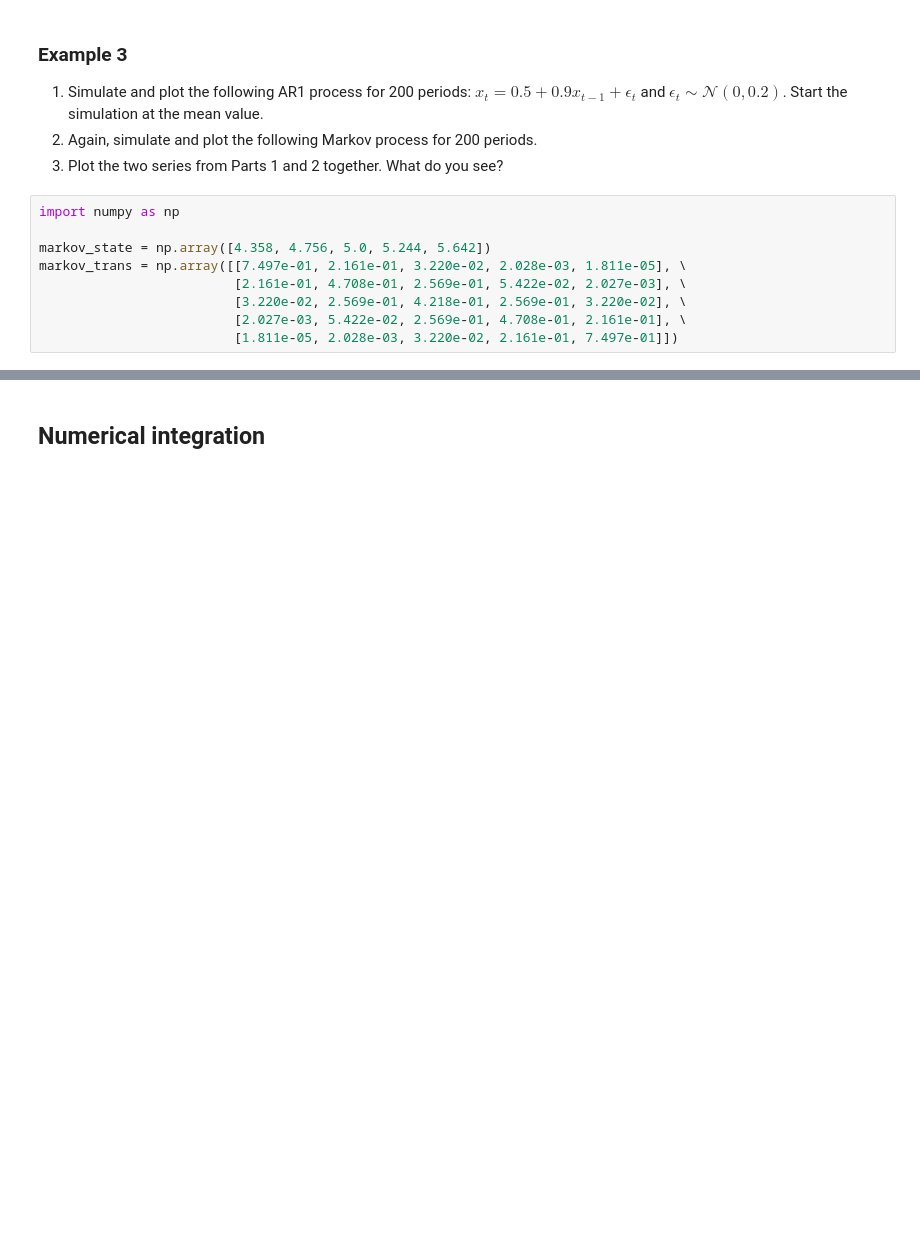
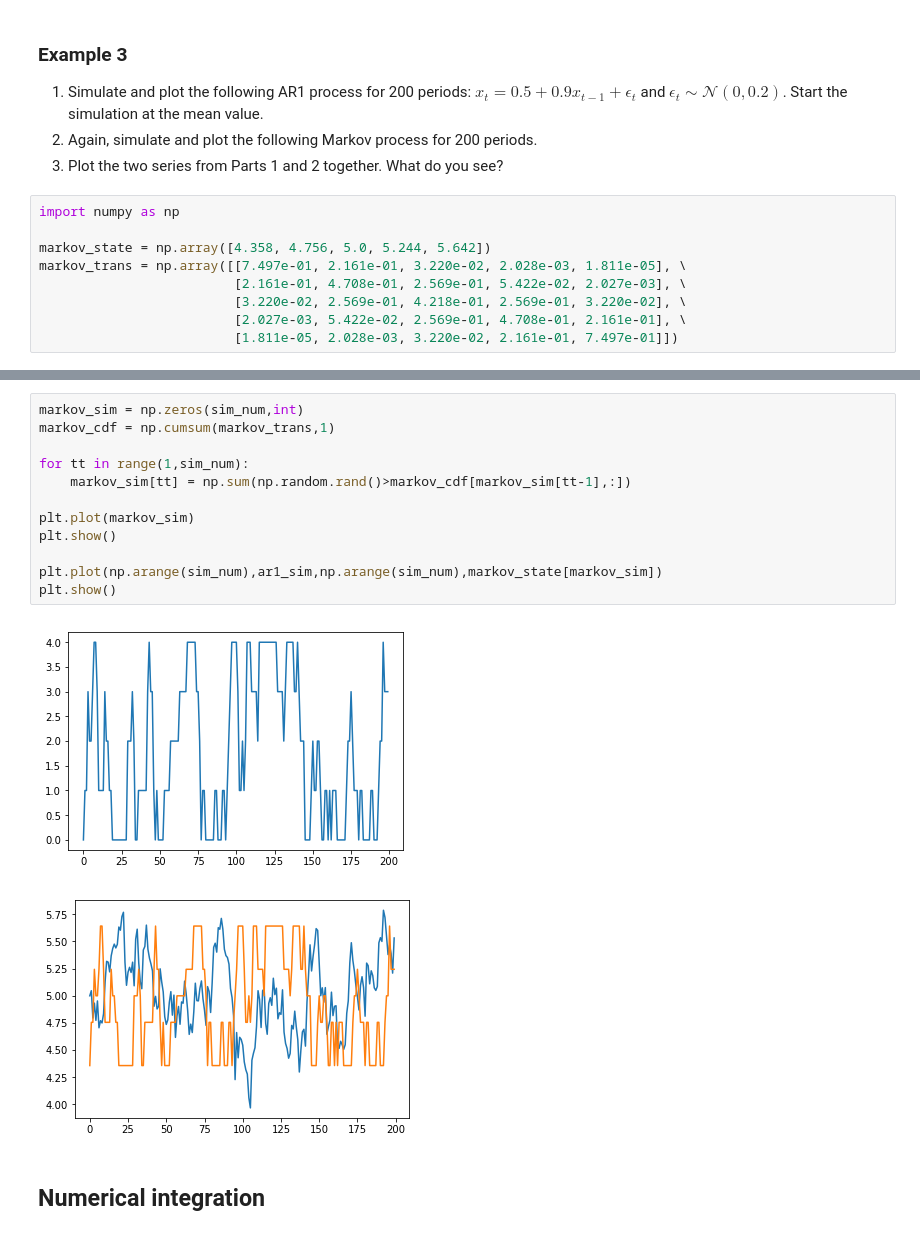
Before and after one commit to SIQEF-PHBS/Winter-Camp-2019, a Jupyter notebook: Jake Zhao/Finite Markov Chains.ipynb, the cells around one changed output, grey strips where cells are left out. Cells and saved outputs as stored; diff of their text form; blank space fills up the shorter version.

```diff
--- a/Jake Zhao/Finite Markov Chains.ipynb
+++ b/Jake Zhao/Finite Markov Chains.ipynb
@@ -56,3 +151,18 @@ markov_trans = np.array([[7.497e-01, 2.161e-01, 3.220e-02, 2.028e-03, 1.811e-05]
+# %%
+markov_sim = np.zeros(sim_num,int)
+markov_cdf = np.cumsum(markov_trans,1)
+
+for tt in range(1,sim_num):
+    markov_sim[tt] = np.sum(np.random.rand()>markov_cdf[markov_sim[tt-1],:])
+
+plt.plot(markov_sim)
+plt.show()
+
+plt.plot(np.arange(sim_num),ar1_sim,np.arange(sim_num),markov_state[markov_sim])
+plt.show()
+# %% [output]
+[figure, added]
+[figure, added]
 # %% [markdown]
 ## <div id="integration"></div>Numerical integration
 # %% [markdown]
```
Also changed, not shown: parts of 5 cells of this notebook.
